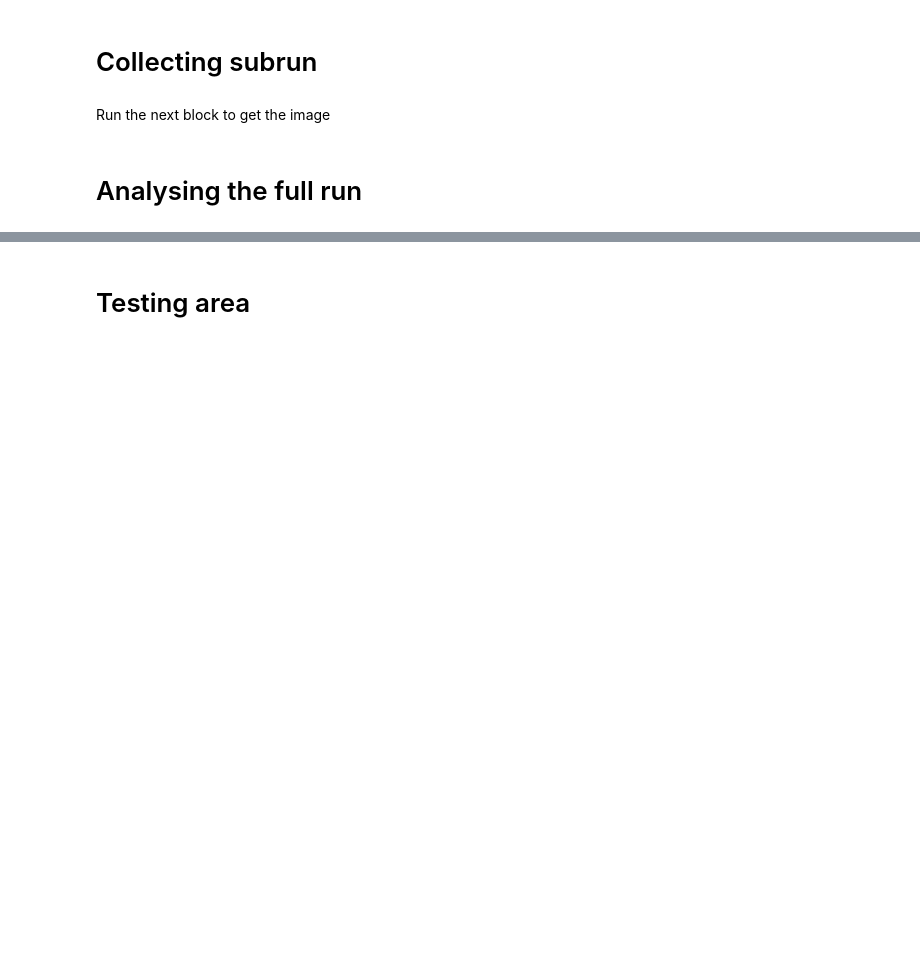
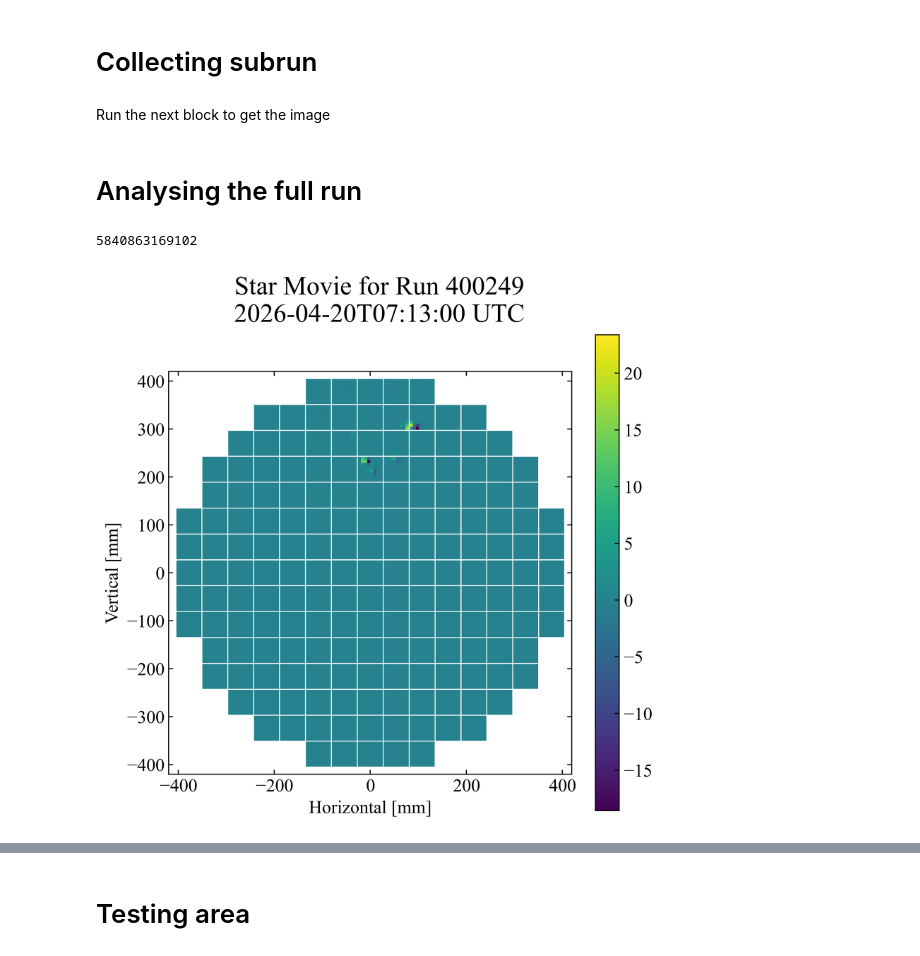
Before and after one commit to wax-ladrian/star_detection_pSCT, a Jupyter notebook: psct_star_finder.ipynb, the cells around one changed output, grey strips where cells are left out. Drawn from its saved outputs; the diff is of its cells as text; code cells hidden in the pictures; blank space fills up the shorter version.

```diff
--- a/psct_star_finder.ipynb
+++ b/psct_star_finder.ipynb
@@ -1161,15 +1158,26 @@ os.system(f'rm /data/user/oriss/data_stars/wfs_mean_run{run}_temp.npy')
 os.system(f'rm /data/user/oriss/data_stars/wfs_mean_sq_run{run}_temp.npy')
 os.system(f'rm /data/user/oriss/data_stars/wfs_times_run{run}_temp.npy')
 # %%
-run = 400213
+run = 400249
 # ra_center, dec_center = 168.24942499999997, 36.13756194444444 # For 400215
 # ra_center, dec_center = 165.5160785, 35.5713025 # For 400213
 ra_center, dec_center = fetch_pointing(run)
+sources_of_interest = []
+sources_of_interest = load_sources_file('./sources.csv')
+# sources_of_interest = load_sources_file('./off_sources.csv')
 
 
-wfs_me = np.load(f'/data/user/oriss/data_stars/wfs_mean_run{run}.npy')
-wfs_sq = np.load(f'/data/user/oriss/data_stars/wfs_mean_sq_run{run}.npy')
-times = np.load(f'/data/user/oriss/data_stars/wfs_times_run{run}.npy')
+# wfs_me = np.load(f'/data/user/oriss/data_stars/wfs_mean_run{run}.npy')
+# wfs_sq = np.load(f'/data/user/oriss/data_stars/wfs_mean_sq_run{run}.npy')
+# times = np.load(f'/data/user/oriss/data_stars/wfs_times_run{run}.npy')
+
+# wfs_me = np.load(f'/data/user/oriss/data_stars/wfs_mean_run{run}_temp.npy')
+# wfs_sq = np.load(f'/data/user/oriss/data_stars/wfs_mean_sq_run{run}_temp.npy')
+# times = np.load(f'/data/user/oriss/data_stars/wfs_times_run{run}_temp.npy')
+
+wfs_me = np.load(f'/data/user/lriitano/mrk421_pointing/npy_files/wfs_mean_run{run}.npy')
+wfs_sq = np.load(f'/data/user/lriitano/mrk421_pointing/npy_files/wfs_mean_sq_run{run}.npy')
+times = np.load(f'/data/user/lriitano/mrk421_pointing/npy_files/wfs_times_run{run}.npy')
 # %%
 psct_config = load_config(telescope_config) # Gets information about the telescope, like longitude, latitude, elevation, FoV
 catalog = load_hyg_catalog("hyg_v42.csv", mag_limit=10, named_only=False) # Loads star catalog
@@ -1181,7 +1189,7 @@ time_strs = []
 arg = 0
 arg_l = 0
 P = 60*1E9
-base_timestamp = get_time_base(run)
+base_timestamp = get_time_base(run, log_files)
 # base_timestamp = 1776574920.7772014
 timess = [int(t) for t in times]
 abs_times = []
@@ -1191,7 +1199,8 @@ for ind, t in enumerate(timess):
         arg = arg_l
         arg_l = ind
 
-        frames.append(get_gbmean([((wfs_sq_on - wfs_me_on**2)) for wfs_sq_on, wfs_me_on in zip(wfs_sq[arg:arg_l], wfs_me[arg:arg_l])], None).reshape(1600 // 64, 64))
+        frames.append(get_gbmean2(np.array([((wfs_sq_on - wfs_me_on**2)) for wfs_sq_on, wfs_me_on in zip(wfs_sq[arg:arg_l], wfs_me[arg:arg_l])]), None).reshape(1600 // 64, 64))
+        # frames.append(get_gbmean2(np.array([((wfs_sq_on)) for wfs_sq_on, wfs_me_on in zip(wfs_sq[arg:arg_l], wfs_me[arg:arg_l])]), None).reshape(1600 // 64, 64))
 
         delta_t = (np.mean(timess[arg:arg_l+1]) - timess[0])/(1E9)
         timestamp_ev = convert_to_utc_str(base_timestamp + delta_t)
@@ -1207,13 +1216,24 @@ frames_med[frames_med == 0.0] = np.nan
 # frames_med[frames_med == 0.0] = np.nan
 # frames_med.sort(axis=0)
 frames_med = np.nanmedian(frames_med, axis = 0)
+# # Scaled background
+# frames_med = frames_med/np.nanmean(frames_med)
+# frames_med[np.isnan(frames_med)] = 0.0
+# fra_mean_ref = frames_arr.copy()
+# fra_mean_ref[fra_mean_ref == 0.0] = np.nan
 
-frames_med = frames_med/np.nanmean(frames_med)
+# fra_plot = [np.array([fra - np.nanmean(fra_m)*frames_med for fra, fra_m in zip(frames_arr, fra_mean_ref)])]
+
+# Fixed background
+frames_med = frames_med
 frames_med[np.isnan(frames_med)] = 0.0
 fra_mean_ref = frames_arr.copy()
 fra_mean_ref[fra_mean_ref == 0.0] = np.nan
 
-fra_plot = [np.array([fra - np.nanmean(fra_m)*frames_med for fra, fra_m in zip(frames_arr, fra_mean_ref)])]
+fra_plot = [np.array([fra - frames_med for fra, fra_m in zip(frames_arr, fra_mean_ref)])]
+# fra_plot = [np.array([fra for fra, fra_m in zip(frames_arr, fra_mean_ref)])]
+
+
 bkg_base = np.load('./background.npy')
 list_frames = []
 for fra0 in fra_plot[0]:
@@ -1223,10 +1243,14 @@ for fra0 in fra_plot[0]:
     a = a0 # bkg_base*6.5 # np.nanmean(a0)
     # list_frames.append(np.array(a))
     list_frames.append(np.array(a))
+# %% [output]
+5840863169102
 # %%
 camdisp = CameraDisplay()
-
-camdisp.animate(list_frames, interval = 200)
-camdisp.save('./hey.gif')
+fps = 4
+camdisp.animate(list_frames, interval = (1/fps)*1000, plot_title=f'Star Movie for Run {run}\n{convert_to_utc_str(base_timestamp)} UTC')#, xlim=[-135, 175], ylim=[125, 415])
+camdisp.save(f'./star_movies/run{run}_star-movie.gif', fps=fps)
 # print(camdisp.mapping)
 # camdisp.save('./ani.gif')
+# %% [output]
+[figure, added]
```
Also changed, not shown: parts of 14 cells of this notebook, 4 other files.
